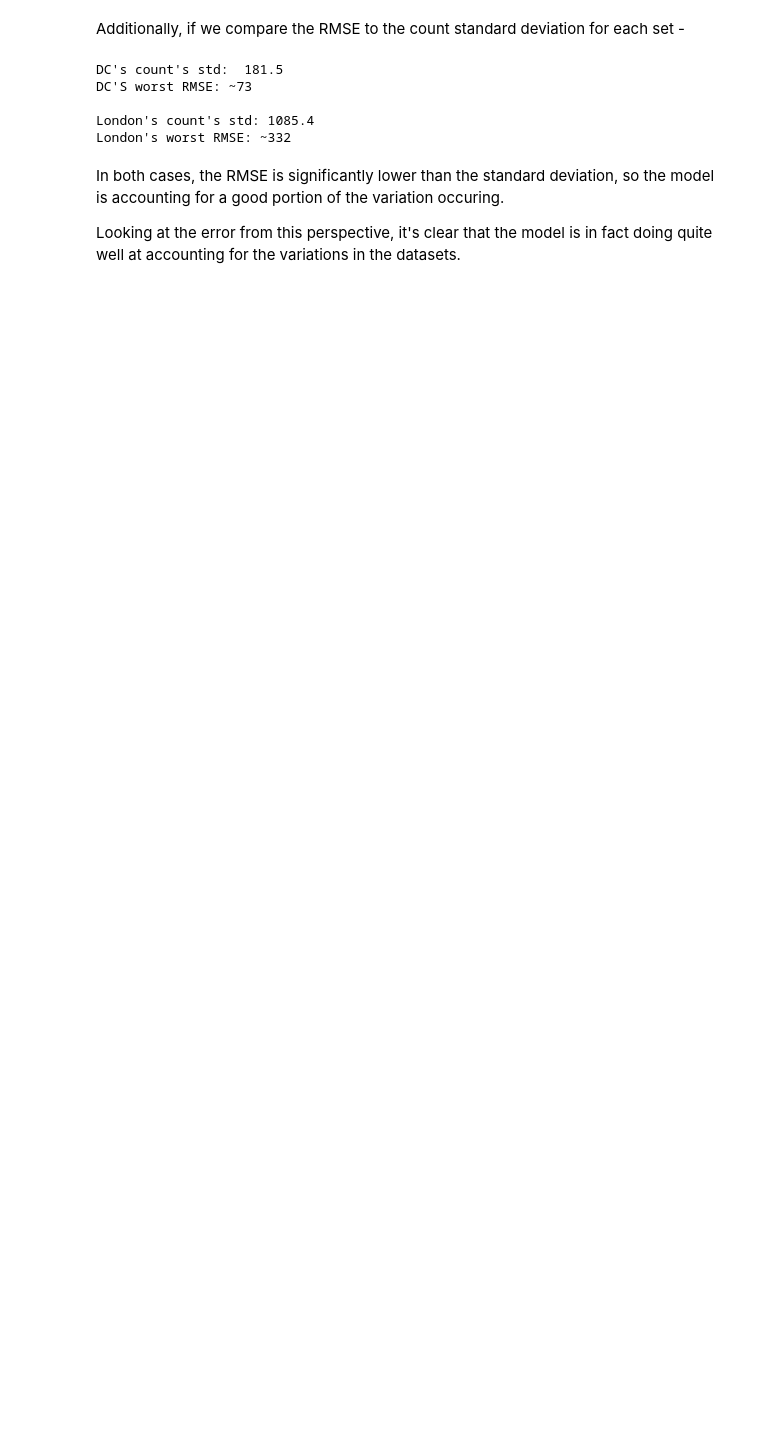
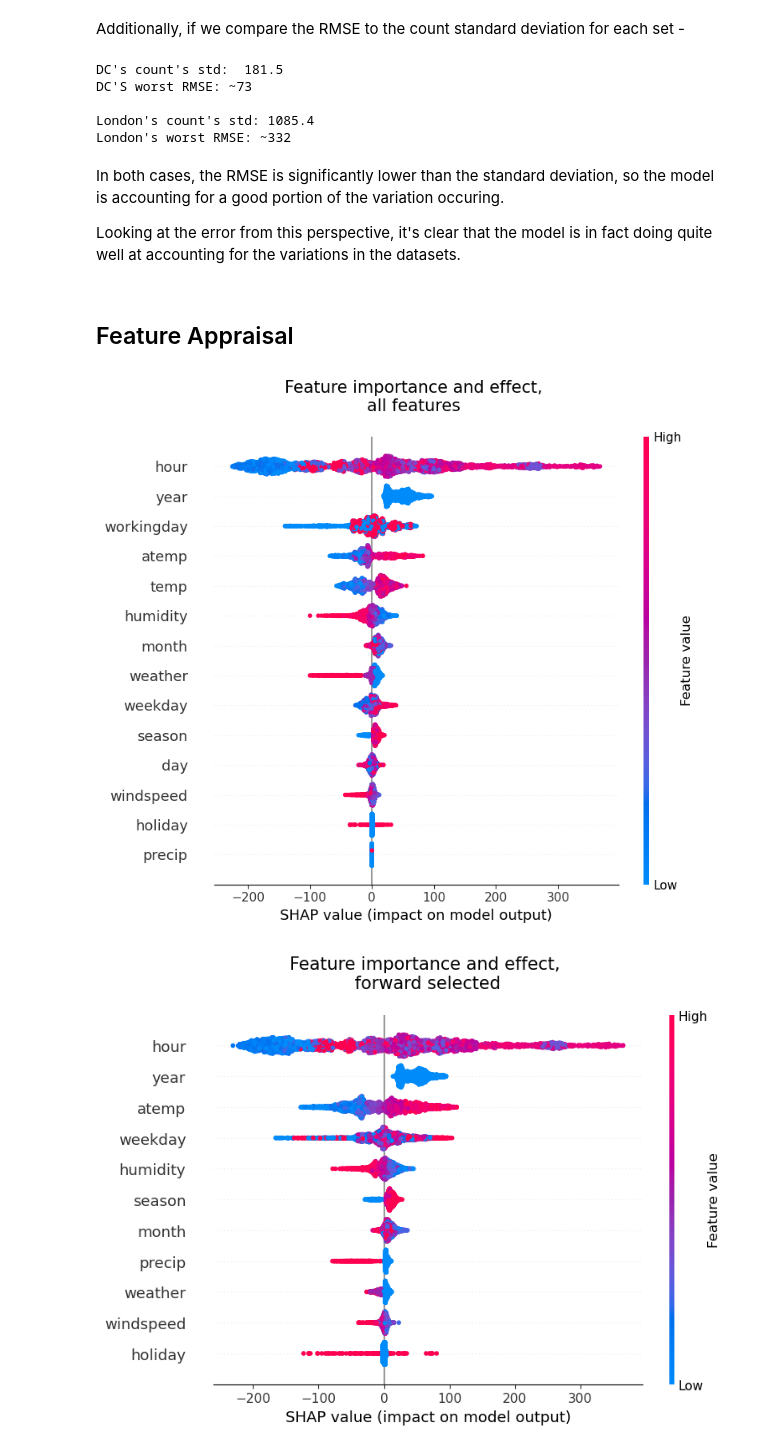
Before and after one commit to MeghanBarritt/bike-share-usage-prediction, a Jupyter notebook: notebooks/6-Tuned_Models.ipynb, the cells around one changed output. Saved outputs shown, nothing was run; the diff lists cells and outputs as text; code cells hidden in the pictures; blank space fills up the shorter version.

```diff
--- a/notebooks/6-Tuned_Models.ipynb
+++ b/notebooks/6-Tuned_Models.ipynb
@@ -76,8 +76,8 @@ R-Squared: 0.929388165473938
 **DC set, Fw features parameters**:<p>
 alpha=2, lambda=50, learning_rate=0.2, max_depth=6, n_estimators=370, objective='reg:squarederror', random_state=42
 # %%
-X_train_dc_fw = pd.read_pickle('pickles/split/feat-select/forward/X_train_dc_fw.pkl')
-X_test_dc_fw = pd.read_pickle('pickles/split/feat-select/forward/X_test_dc_fw.pkl')
+X_train_dc_fw = pd.read_pickle('../pickles/split/feat-select/forward/X_train_dc_fw.pkl')
+X_test_dc_fw = pd.read_pickle('../pickles/split/feat-select/forward/X_test_dc_fw.pkl')
 # %%
 xgb_dc_fw = XGBRegressor(reg_alpha=2, reg_lambda=50, learning_rate=0.2, max_depth=6, n_estimators=370, objective='reg:squarederror', random_state=42)
 xgb_dc_fw.fit(X_train_dc_fw,y_train_dc)
@@ -104,8 +104,8 @@ R-Squared: 0.9082472324371338
 **DC set, Bw features parameters**:<p>
 alpha=0.7, lambda=80, learning_rate=0.2, max_depth=6, n_estimators=280, objective='reg:squarederror', random_state=42
 # %%
-X_train_dc_bw = pd.read_pickle('pickles/split/feat-select/backward/X_train_dc_bw.pkl')
-X_test_dc_bw = pd.read_pickle('pickles/split/feat-select/backward/X_test_dc_bw.pkl')
+X_train_dc_bw = pd.read_pickle('../pickles/split/feat-select/backward/X_train_dc_bw.pkl')
+X_test_dc_bw = pd.read_pickle('../pickles/split/feat-select/backward/X_test_dc_bw.pkl')
 # %%
 xgb_dc_bw = XGBRegressor(reg_alpha=0.7, reg_lambda=80, learning_rate=0.2, max_depth=6, n_estimators=280, objective='reg:squarederror', random_state=42)
 xgb_dc_bw.fit(X_train_dc_bw,y_train_dc)
@@ -162,8 +162,8 @@ R-Squared: 0.928178071975708
 **DC set, Lasso features parameters**:<p>
 alpha=1, lambda=130, learning_rate=0.2, max_depth=6, n_estimators=190, objective='reg:squarederror', random_state=42
 # %%
-X_train_dc_lasso = pd.read_pickle('pickles/split/feat-select/lasso/X_train_dc_lasso.pkl')
-X_test_dc_lasso = pd.read_pickle('pickles/split/feat-select/lasso/X_test_dc_lasso.pkl')
+X_train_dc_lasso = pd.read_pickle('../pickles/split/feat-select/lasso/X_train_dc_lasso.pkl')
+X_test_dc_lasso = pd.read_pickle('../pickles/split/feat-select/lasso/X_test_dc_lasso.pkl')
 # %%
 xgb_dc_lasso = XGBRegressor(reg_alpha=1, reg_lambda=130, learning_rate=0.2, max_depth=6, n_estimators=190, objective='reg:squarederror', random_state=42)
 xgb_dc_lasso.fit(X_train_dc_lasso,y_train_dc)
@@ -381,3 +381,5 @@ London's worst RMSE: ~332
 # %% [markdown]
 In both cases, the RMSE is significantly lower than the standard deviation, so the model is accounting for a good portion of the variation occuring.<p>
 Looking at the error from this perspective, it's clear that the model is in fact doing quite well at accounting for the variations in the datasets.
+# %% [markdown]
+## Feature Appraisal
@@ -383,0 +390,22 @@ Looking at the error from this perspective, it's clear that the model is in fact
+# %%
+dc_allfeat_explainer = shap.Explainer(xgb_dc_allfeat)
+dc_fw_explainer = shap.Explainer(xgb_dc_fw)
+dc_bw_explainer = shap.Explainer(xgb_dc_bw)
+dc_lasso_explainer = shap.Explainer(xgb_dc_lasso)
+
+dc_allfeat_values = dc_allfeat_explainer(X_test_dc)
+dc_fw_values = dc_fw_explainer(X_test_dc_fw)
+dc_bw_values = dc_bw_explainer(X_test_dc_bw)
+dc_lasso_values = dc_lasso_explainer(X_test_dc_lasso)
+# %%
+plt.title('Feature importance and effect, \nall features \n',fontsize=15)
+shap.summary_plot(dc_allfeat_values, X_test_dc)
+plt.title('Feature importance and effect, \n forward selected \n',fontsize=15)
+shap.summary_plot(dc_fw_values, X_test_dc_fw)
+plt.title('Feature importance and effect, \n backward selected \n',fontsize=15)
+shap.summary_plot(dc_bw_values, X_test_dc_bw)
+plt.title('Feature importance and effect, \n lasso selected \n',fontsize=15)
+shap.summary_plot(dc_lasso_values, X_test_dc_lasso)
+# %% [output]
+[figure, added]
+[figure, added]
```
Also changed, not shown: parts of 22 cells of this notebook, 29 other files.
